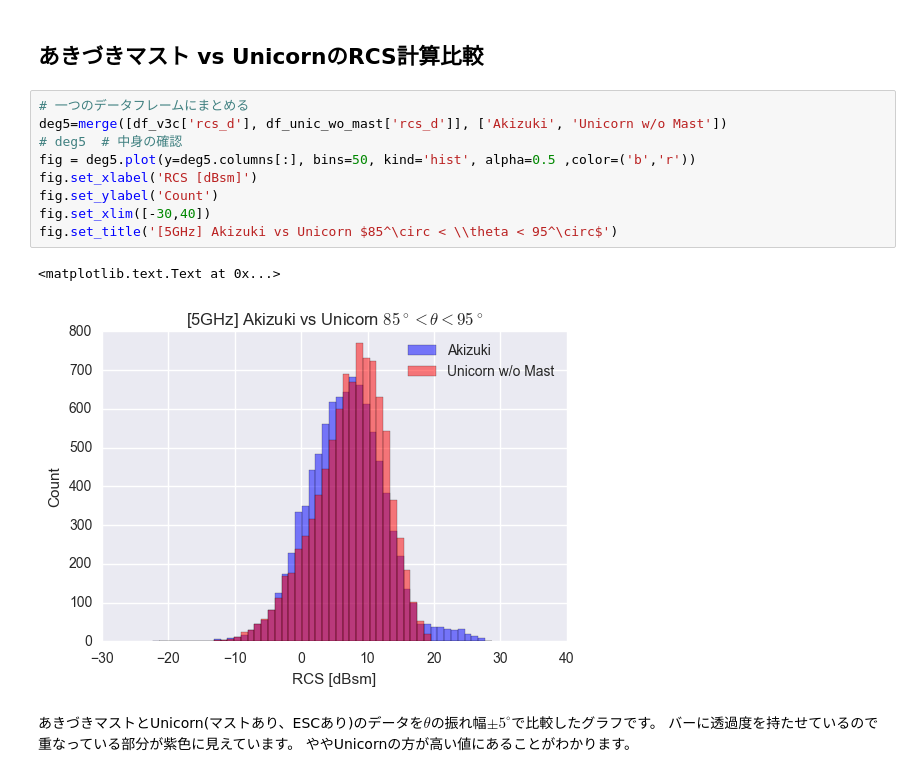
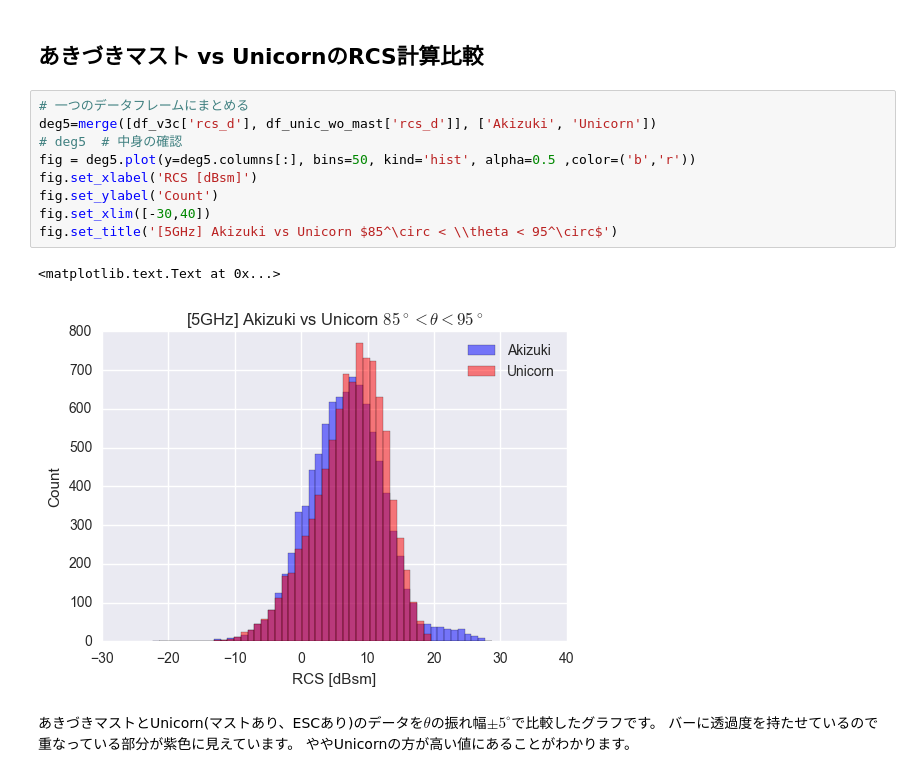
Before and after one commit to u1and0/PlotFEKO, a Jupyter notebook: plot_histgram.ipynb, the cells around one changed output. Saved outputs shown, nothing was run; the diff lists cells and outputs as text.

```diff
--- a/plot_histgram.ipynb
+++ b/plot_histgram.ipynb
@@ -1446,16 +1446,16 @@ array([[<matplotlib.axes._subplots.AxesSubplot object at 0x...>],
 ## あきづきマスト vs UnicornのRCS計算比較
 # %%
 # 一つのデータフレームにまとめる
-deg5=merge([df_v3c['rcs_d'], df_unic_wo_mast['rcs_d']], ['Akizuki', 'Unicorn w/o Mast'])
+deg5=merge([df_v3c['rcs_d'], df_unic_wo_mast['rcs_d']], ['Akizuki', 'Unicorn'])
 # deg5  # 中身の確認
 fig = deg5.plot(y=deg5.columns[:], bins=50, kind='hist', alpha=0.5 ,color=('b','r'))
 fig.set_xlabel('RCS [dBsm]')
 fig.set_ylabel('Count')
 fig.set_xlim([-30,40])
 fig.set_title('[5GHz] Akizuki vs Unicorn $85^\circ < \\theta < 95^\circ$')
 # %% [output]
 <matplotlib.text.Text at 0x...>
-[figure, old version]
+[figure, new version]
 # %% [markdown]
 あきづきマストとUnicorn(マストあり、ESCあり)のデータを$\theta$の振れ幅$\pm5^\circ$で比較したグラフです。
 バーに透過度を持たせているので重なっている部分が紫色に見えています。
```
Also changed, not shown: parts of 28 cells of this notebook, 2 other files.
